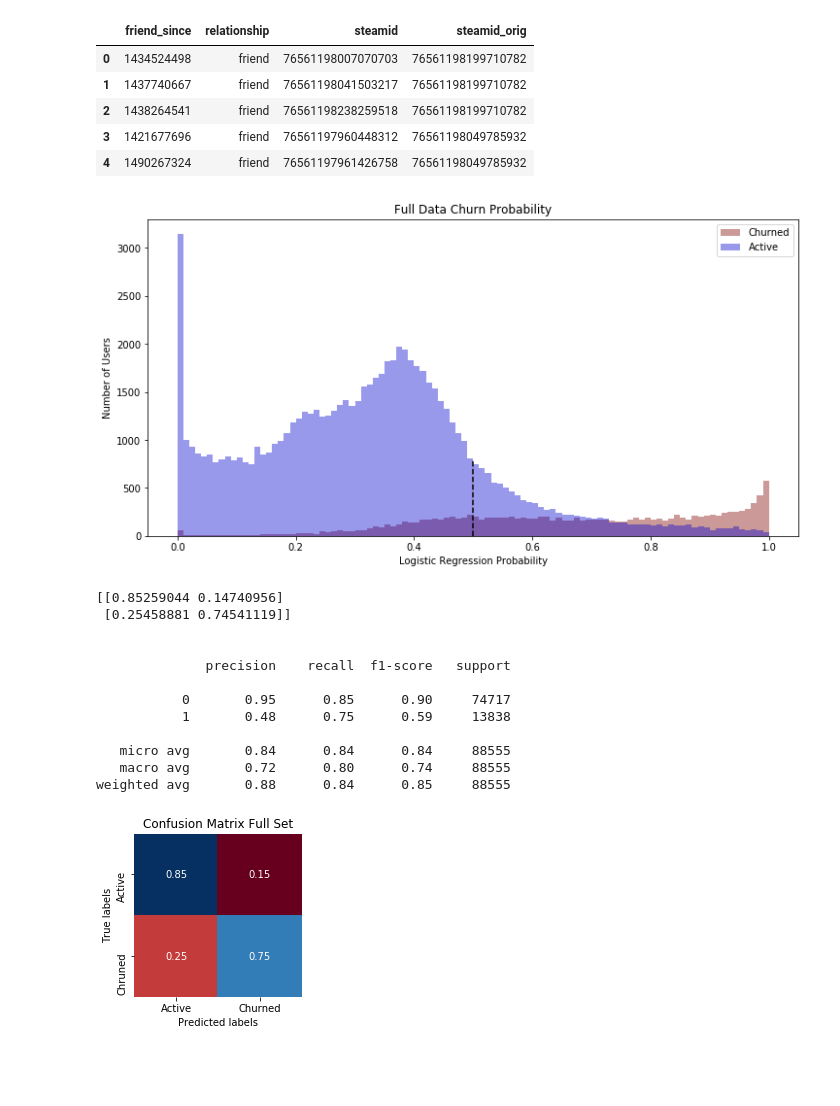
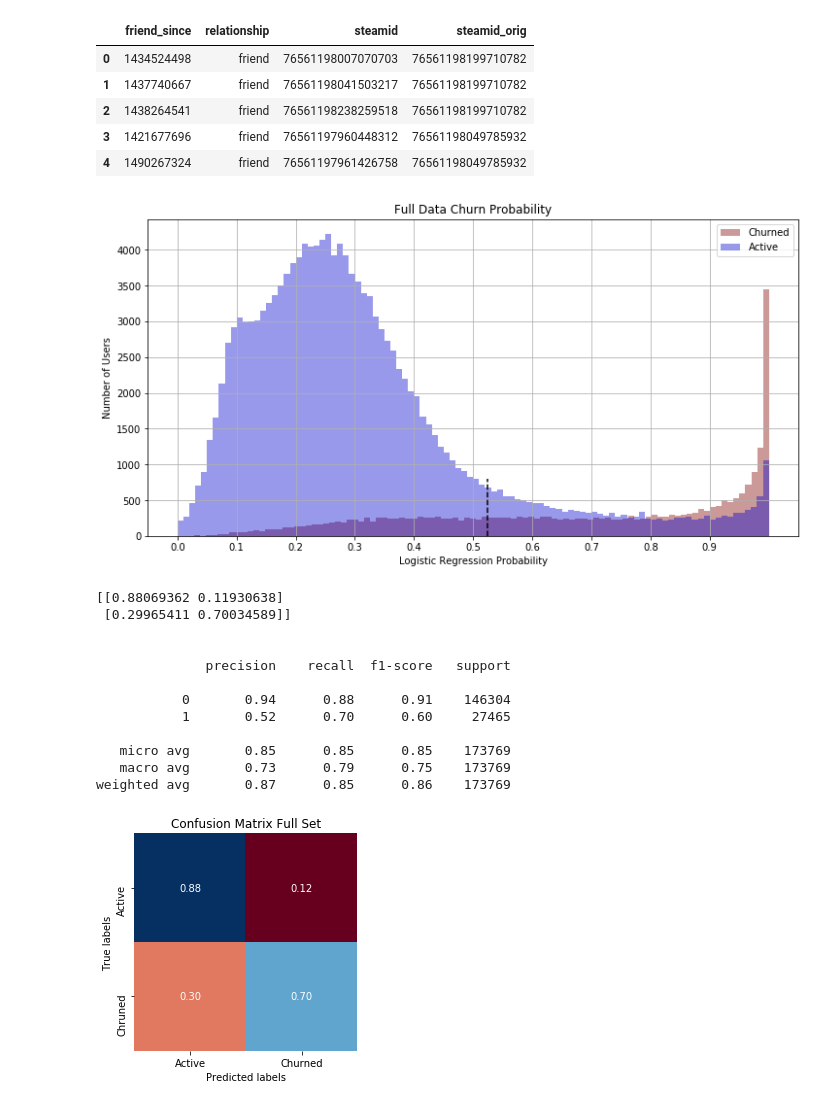
Before and after one commit to chmartin/SteamCommunity, a Jupyter notebook: Logistic_Regression_Profile_Info_Clean_v3.ipynb, the cells around one changed output. Cells and saved outputs as stored; diff of their text form; code cells hidden in the pictures; blank space fills up the shorter version.

```diff
--- a/Logistic_Regression_Profile_Info_Clean_v3.ipynb
+++ b/Logistic_Regression_Profile_Info_Clean_v3.ipynb
@@ -98,0 +345,2 @@ df_full_prof = df_friends_temp
+# %%
+df_full_prof = df_full_prof.drop(['duration_till_newest_Friend','duration_till_oldest_Friend'],axis='columns')
@@ -98,0 +367,5 @@ df_full_prof = df_friends_temp
+# %%
+import math as math
+
+df_full_prof['appid_count_noZero'].fillna(math.floor(df_full_prof['appid_count_noZero'].mean()),inplace=True)
+df_full_prof['num_Zero_games'].fillna(math.floor(df_full_prof['num_Zero_games'].mean()),inplace=True)
@@ -99,3 +392,5 @@ df_full_prof = df_friends_temp
+# %%
+df_full_prof=df_full_prof.fillna(df_full_prof.mean())
 # %%
 df_churned = df_full_prof[df_full_prof['isChurned'] == 1]
 # %%
@@ -112,8 +417,8 @@ df_train = pd.concat([df_active_train,df_churned_train])
 # %%
 df_test = pd.concat([df_active_test,df_churned_test])
 # %%
-X_train = df_train.drop(['steamid','isPublic','isFriendsOnly','isPrivate','inClan','appid_count','playtime_forever_mean','lastlogoff','isChurned','appid_max','commentpermission_friends_mean','appid_count_friends_mean','friends_fav_appid','playtime_forever_mean_friends_mean','isChurned_friends_mean'],axis='columns')
-X_test = df_test.drop(['steamid','isPublic','isFriendsOnly','isPrivate','inClan','appid_count','playtime_forever_mean','lastlogoff','isChurned','appid_max','commentpermission_friends_mean','appid_count_friends_mean','friends_fav_appid','playtime_forever_mean_friends_mean','isChurned_friends_mean'],axis='columns')
+X_train = df_train.drop(['steamid','lastlogoff','isChurned','isChurned_friends_mean','playtime_forever_max','playtime_forever_sum_friends_mean','costom_avatar_friends_mean','appid_count_friends_mean'],axis='columns')
+X_test = df_test.drop(['steamid','lastlogoff','isChurned','isChurned_friends_mean','playtime_forever_max','playtime_forever_sum_friends_mean','costom_avatar_friends_mean','appid_count_friends_mean'],axis='columns')
 y_train = df_train['isChurned']
 y_test = df_test['isChurned']
 # %%
@@ -365,45 +770,47 @@ X_full_scaled = scaler.transform(df_full_prof[X_train.columns])
 df_full_prof['Prob_Churned'] = log_model.predict_proba(X_full_scaled)[:,1]
 # %%
 axis = plt.figure(figsize=(12,6))
+plt.grid(which='major',axis='both')
+plt.xticks(np.arange(0, 1, step=0.1))
 sns.distplot( df_full_prof['Prob_Churned'][df_full_prof['isChurned'] == 1] , color="maroon", label="Churned",bins=100,kde=False)
 sns.distplot( df_full_prof['Prob_Churned'][df_full_prof['isChurned'] == 0] , color="mediumblue", label="Active",bins=100,kde=False)
 plt.legend()
-plt.plot([0.5, 0.5], [0, 800],'k--')
+plt.plot([0.525, 0.525], [0, 800],'k--')
 plt.ylabel("Number of Users")
 plt.xlabel("Logistic Regression Probability")
 plt.title("Full Data Churn Probability")
 plt.show()
 # %% [output]
-[figure, old version]
+[figure, new version]
 # %%
-axis = plt.figure(figsize=(3,3))
-log_pred = log_model.predict(X_full_scaled)
+axis = plt.figure(figsize=(4,4))
+log_pred = df_full_prof['Prob_Churned'] > 0.525
 cm = confusion_matrix(df_full_prof['isChurned'],log_pred)
 cm = cm.astype('float64') / cm.sum(axis=1)[:, np.newaxis]
 ax = plt.subplot()
 sns.heatmap(cm, annot=True, fmt='0.2f',ax = ax,cmap='RdBu',cbar=False)
 ax.set_xlabel('Predicted labels')
 ax.set_ylabel('True labels')
 ax.set_title('Confusion Matrix Full Set')
 ax.xaxis.set_ticklabels(['Active', 'Churned'])
 ax.yaxis.set_ticklabels(['Active', 'Chruned'])
 print(cm)
 print('\n')
 print(classification_report(df_full_prof['isChurned'],log_pred))
 # %% [output]
-[[0.85259044 0.14740956]
- [0.25458881 0.74541119]]
+[[0.88069362 0.11930638]
+ [0.29965411 0.70034589]]
 
 
               precision    recall  f1-score   support
 
-           0       0.95      0.85      0.90     74717
-           1       0.48      0.75      0.59     13838
+           0       0.94      0.88      0.91    146304
+           1       0.52      0.70      0.60     27465
 
-   micro avg       0.84      0.84      0.84     88555
-   macro avg       0.72      0.80      0.74     88555
-weighted avg       0.88      0.84      0.85     88555
+   micro avg       0.85      0.85      0.85    173769
+   macro avg       0.73      0.79      0.75    173769
+weighted avg       0.87      0.85      0.86    173769
-[figure, old version]
+[figure, new version]
 # %%
 fpr_full, tpr_full, threshold_full = metrics.roc_curve(df_full_prof['isChurned'], df_full_prof['Prob_Churned'], pos_label=1)
 roc_auc_full = metrics.auc(fpr_full, tpr_full)
```
Also changed, not shown: parts of 127 cells of this notebook, 7 other files.
